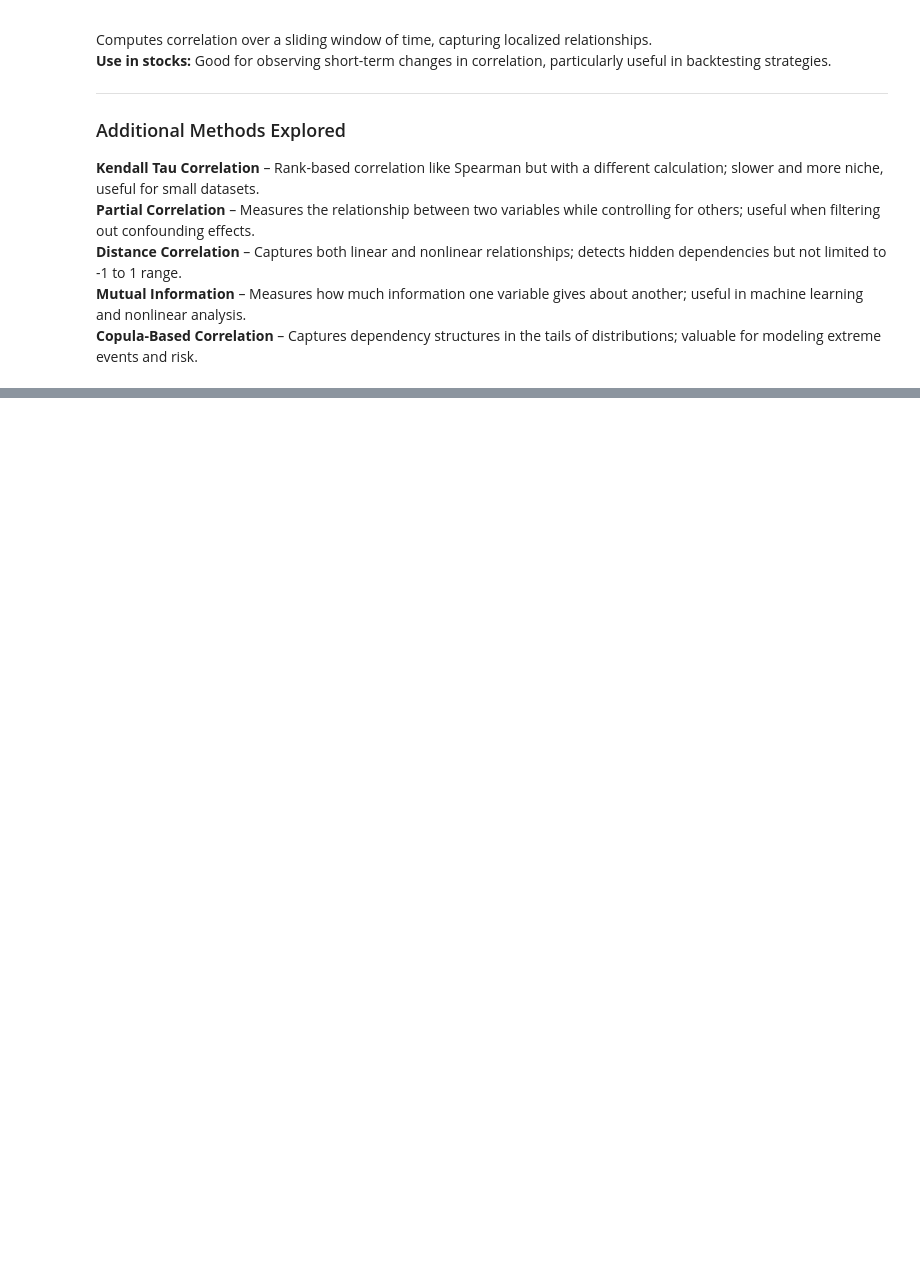
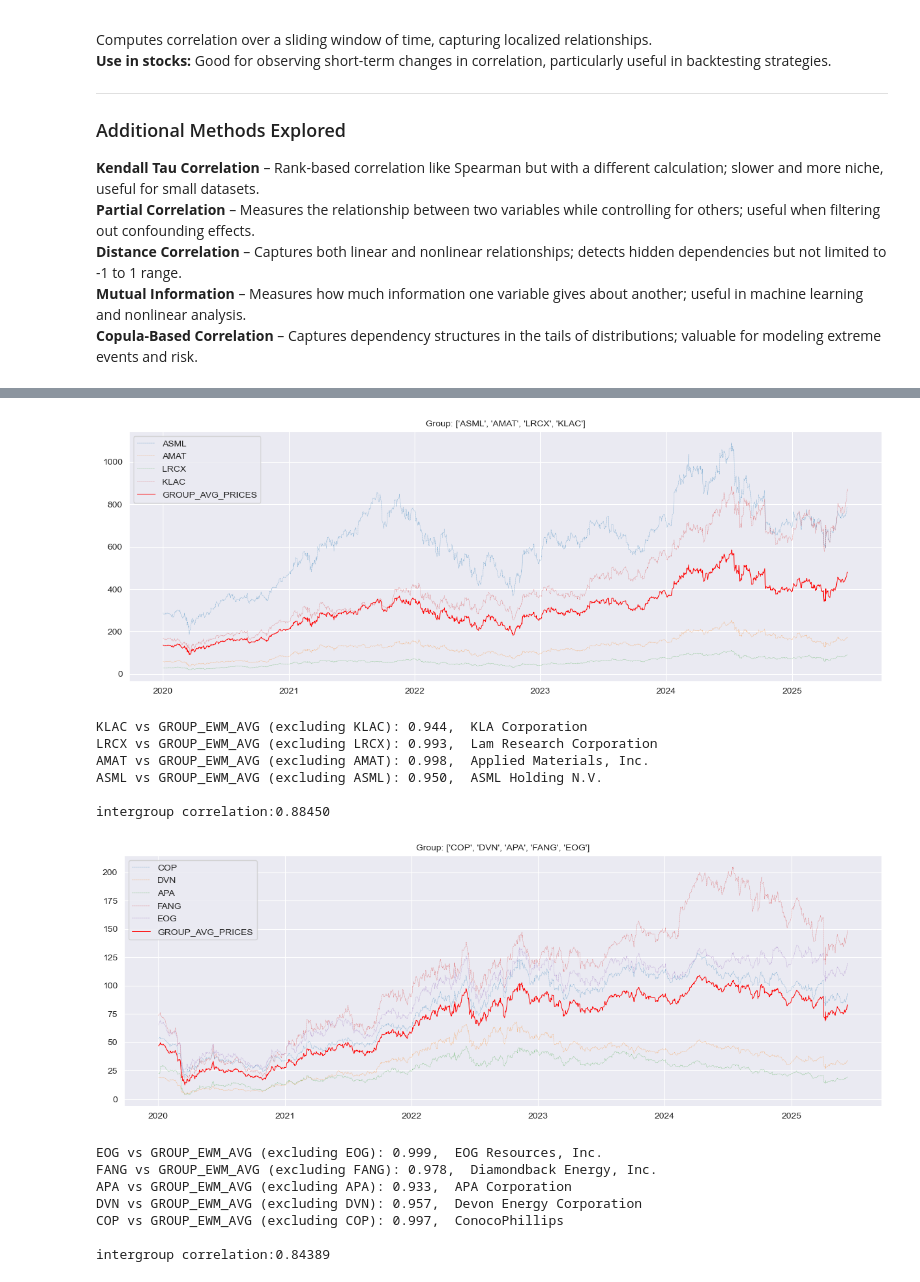
Before and after one commit to NicholasT-Main/quant_learning, a Jupyter notebook: grouped_return_forecasting.ipynb, the cells around one changed output, grey strips where cells are left out. Saved outputs shown, nothing was run; the diff lists cells and outputs as text; code cells hidden in the pictures; blank space fills up the shorter version.

Commit message:
added grouping.py with a grouping function to group stocks

```diff
--- a/grouped_return_forecasting.ipynb
+++ b/grouped_return_forecasting.ipynb
@@ -29,6 +30,10 @@ end_date = "2025-06-12"
 # 'span' determines the decay. A smaller span means faster decay and more weight to recent data.
 # Common values: 20 (approx. 1 month), 60 (approx. 3 months).
 ewma_span = 720 # You can adjust this value based on how much you want to prioritize recent data
+
+#this values is the minimum correlation required for any value to be added to a group
+#this correlation can be between it and any value in the group, does not require all values
+grouping_minimum_correlation=0.85
 # %%
 all_dict=tm.get_tickers_data(test_tickers,start_date,end_date)
 # %%
@@ -86,0 +94,9 @@ cor.map_correlations(correlation_matrix)
+# %%
+final_groups=grouping.grouping(grouping_minimum_correlation,correlation_matrix,2)
+
+print(final_groups)
+for group in final_groups:
+    temp=""
+    for ticker in group:
+        temp=f"{temp}\n{ticker} = {yf.Ticker(ticker).info['longName']}"
+    print(temp,"\n")
@@ -86,0 +117,60 @@ cor.map_correlations(correlation_matrix)
+# %%
+for group in final_groups:
+    plt.figure(figsize=(15, 5))  # Create a new figure for each group
+
+    # Step 1: Get closing prices for all stocks in this group
+    group_closes = pd.DataFrame()
+    for stock in group:
+        group_closes[stock] = all_dict[stock]['Close']
+        plt.plot(group_closes[stock], label=stock, linestyle='dashed', linewidth=0.2)
+
+    # Step 2: Calculate daily average across all stock prices
+    group_avg_prices = group_closes.mean(axis=1)
+
+    # Step 3: Plot the average prices
+    plt.plot(group_avg_prices, label='GROUP_AVG_PRICES', linewidth=0.7, color='red')
+
+    # Step 4: Make it look nice
+    plt.title(f'Group: {group}',size=10)
+    plt.legend(loc='best')
+    plt.grid(True)
+    plt.show()
+
+    # Calculate correlation using EWM smoothed prices
+    print_stats = ""
+    for stock in group:
+        # Apply EWM to individual stock prices first
+        stock_ewm = group_closes[stock].ewm(span=ewma_span).mean()
+
+        # Create group EWM average excluding the current stock
+        other_stocks = [s for s in group if s != stock]
+        other_prices_ewm = group_closes[other_stocks].ewm(span=ewma_span).mean()
+        group_avg_excluding_stock = other_prices_ewm.mean(axis=1)
+
+        # Correlate EWM-smoothed stock prices with EWM-smoothed group average
+        corr_with_avg = stock_ewm.corr(group_avg_excluding_stock)
+        print_stats = (f"{stock} vs GROUP_EWM_AVG (excluding {stock}): {corr_with_avg:.3f},  "
+                       f"{yf.Ticker(stock).info['longName']}\n{print_stats}")
+
+    print(print_stats)
+
+    group_corr_matrix = correlation_matrix.loc[group, group]
+    # Get upper triangle (avoid counting each pair twice)
+    avg_corr = group_corr_matrix.where(np.triu(np.ones_like(group_corr_matrix, dtype=bool), k=1)).stack().mean()
+    print(f"intergroup correlation:{avg_corr:.5f}")
+# %% [output]
+[figure, added]
+KLAC vs GROUP_EWM_AVG (excluding KLAC): 0.944,  KLA Corporation
+LRCX vs GROUP_EWM_AVG (excluding LRCX): 0.993,  Lam Research Corporation
+AMAT vs GROUP_EWM_AVG (excluding AMAT): 0.998,  Applied Materials, Inc.
+ASML vs GROUP_EWM_AVG (excluding ASML): 0.950,  ASML Holding N.V.
+
+intergroup correlation:0.88450
+[figure, added]
+EOG vs GROUP_EWM_AVG (excluding EOG): 0.999,  EOG Resources, Inc.
+FANG vs GROUP_EWM_AVG (excluding FANG): 0.978,  Diamondback Energy, Inc.
+APA vs GROUP_EWM_AVG (excluding APA): 0.933,  APA Corporation
+DVN vs GROUP_EWM_AVG (excluding DVN): 0.957,  Devon Energy Corporation
+COP vs GROUP_EWM_AVG (excluding COP): 0.997,  ConocoPhillips
+
+intergroup correlation:0.84389
```
Also changed, not shown: parts of 7 cells of this notebook, 1 other file.
